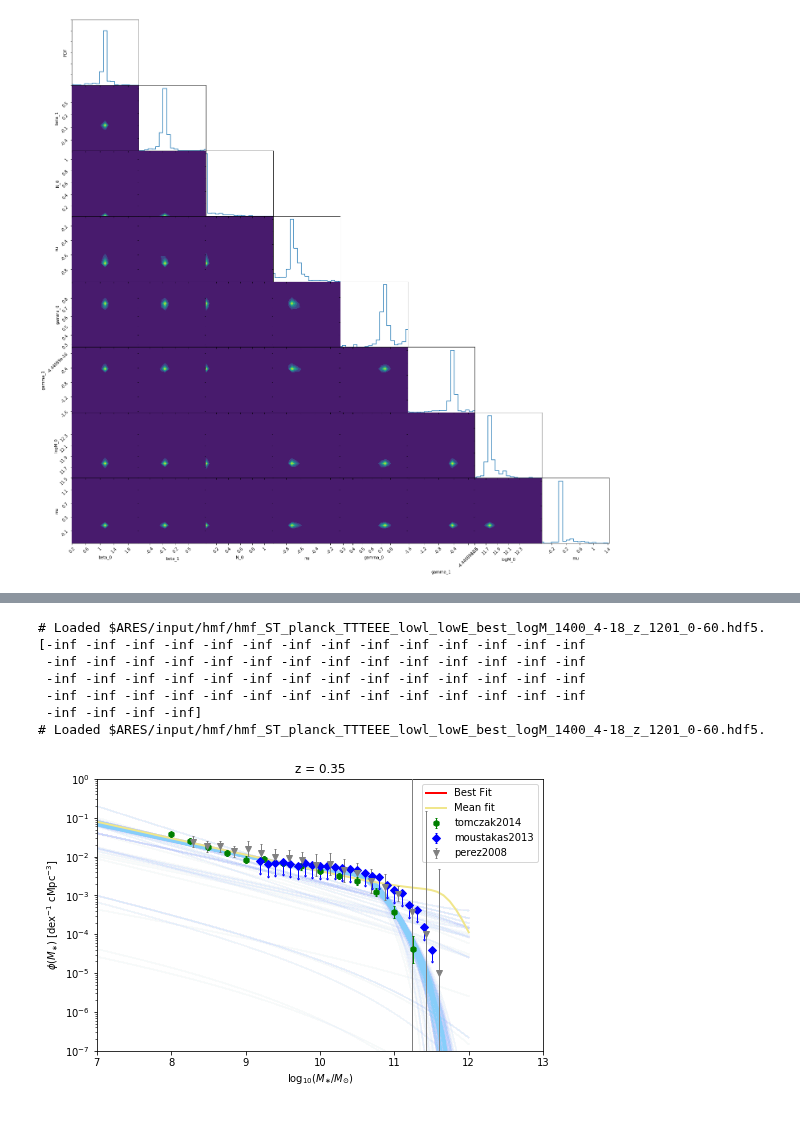
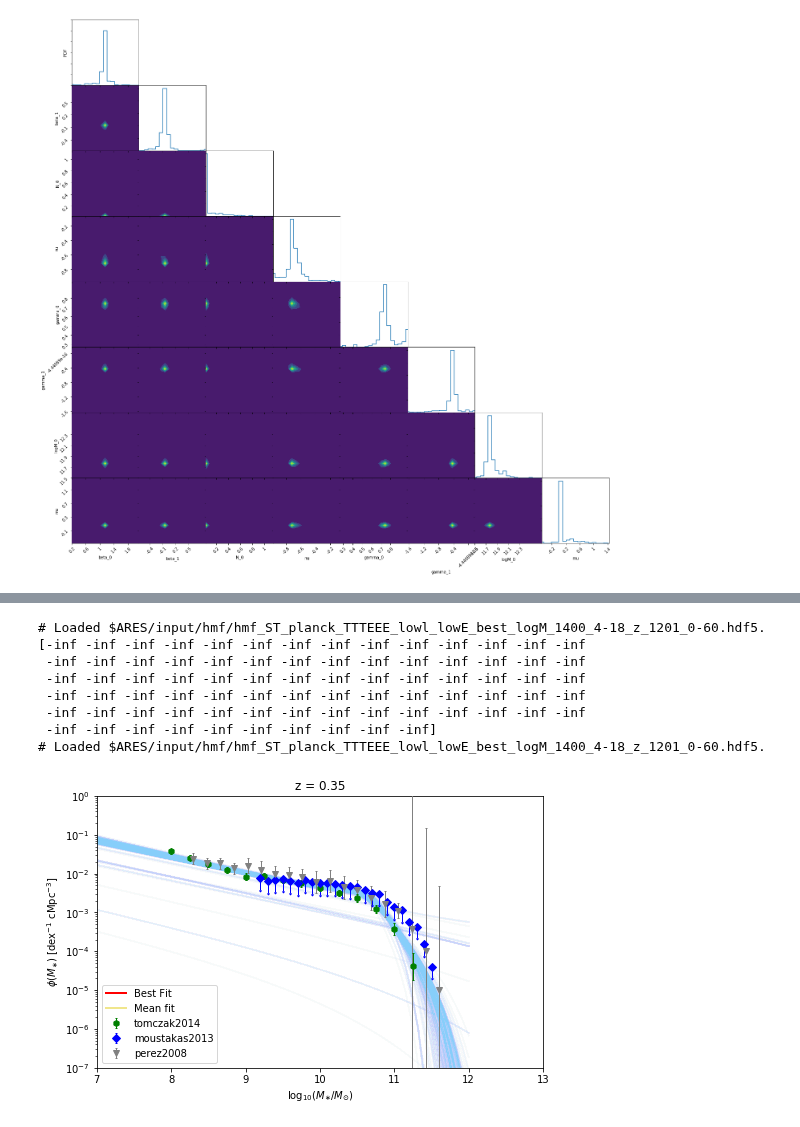
Before and after one commit to eklem1/GalaxySim, a Jupyter notebook: SMF_fit.ipynb, the cells around one changed output, grey strips where cells are left out. Saved outputs shown, nothing was run; the diff lists cells and outputs as text; code cells hidden in the pictures.

```diff
--- a/SMF_fit.ipynb
+++ b/SMF_fit.ipynb
@@ -224,8 +193,8 @@ KeyboardInterrupt:
 # %%
 # anl = ares.analysis.ModelSet('MCMC_files/smftest_cal1_07_08')
 # anl = ares.analysis.ModelSet('MCMC_files/smf_run5_07_08')
-# anl = ares.analysis.ModelSet('..\Cedar\savedFits/smf_14_07_08-37_5.0')
-anl = ares.analysis.ModelSet('..\Cedar\savedFits/smf_15_07_12-40_0.2-1.5')
+# anl = ares.analysis.ModelSet('..\Cedar/test/test1')
+anl = ares.analysis.ModelSet('../Cedar/savedFits/smf_16_07_13-17_5.0')
 
 
 
@@ -426,39 +406,40 @@ pop_best = ares.populations.GalaxyPopulation(**pars_best)
 # %%
 z = 0.35
 
-# Ms_short = np.logspace(7, 13, 80)
+Ms = np.logspace(7, 13, 80)
 
 # print(Ms)
 fig, ax = pl.subplots(figsize=(8, 5))
 
 ls_best = pop_best.StellarMassFunction(z, Ms)
 
 print(ls_best)
 
 ls_mean = pop_mean.StellarMassFunction(z, Ms)
 
 ax = anl.ReconstructedFunction('galaxy_smf', ivar=[z, None], samples=1000, color='lightskyblue', alpha=0.01, ax=ax)
 
 obslf = ares.analysis.GalaxyPopulation()
 obslf.PlotSMF(z=z, ax=ax, round_z=0.2, log10Mass=True)
 
 ax.semilogy(Ms, ls_best, label='Best Fit', color="red", linewidth=2)
 pl.semilogy(Ms, ls_mean, label='Mean fit', color="khaki", linewidth=2)
 
 pl.title("z = %.2f" %z)
 ax.set_xlabel('log$_{10}(M_{\\ast} / M_{\odot})$')
 pl.legend()
 # pl.ylim(1e-18, 1e2)
 pl.show()
 # %% [output]
 # Loaded $ARES/input/hmf/hmf_ST_planck_TTTEEE_lowl_lowE_best_logM_1400_4-18_z_1201_0-60.hdf5.
 [-inf -inf -inf -inf -inf -inf -inf -inf -inf -inf -inf -inf -inf -inf
  -inf -inf -inf -inf -inf -inf -inf -inf -inf -inf -inf -inf -inf -inf
  -inf -inf -inf -inf -inf -inf -inf -inf -inf -inf -inf -inf -inf -inf
  -inf -inf -inf -inf -inf -inf -inf -inf -inf -inf -inf -inf -inf -inf
- -inf -inf -inf -inf]
+ -inf -inf -inf -inf -inf -inf -inf -inf -inf -inf -inf -inf -inf -inf
+ -inf -inf -inf -inf -inf -inf -inf -inf -inf -inf]
 # Loaded $ARES/input/hmf/hmf_ST_planck_TTTEEE_lowl_lowE_best_logM_1400_4-18_z_1201_0-60.hdf5.
-[figure, old version]
+[figure, new version]
 # %%
 bests = [anl.get_1d_error(i, nu=0.68,  peak='mode') for i in params]
 
```
Also changed, not shown: parts of 10 cells of this notebook, 6 other files.
